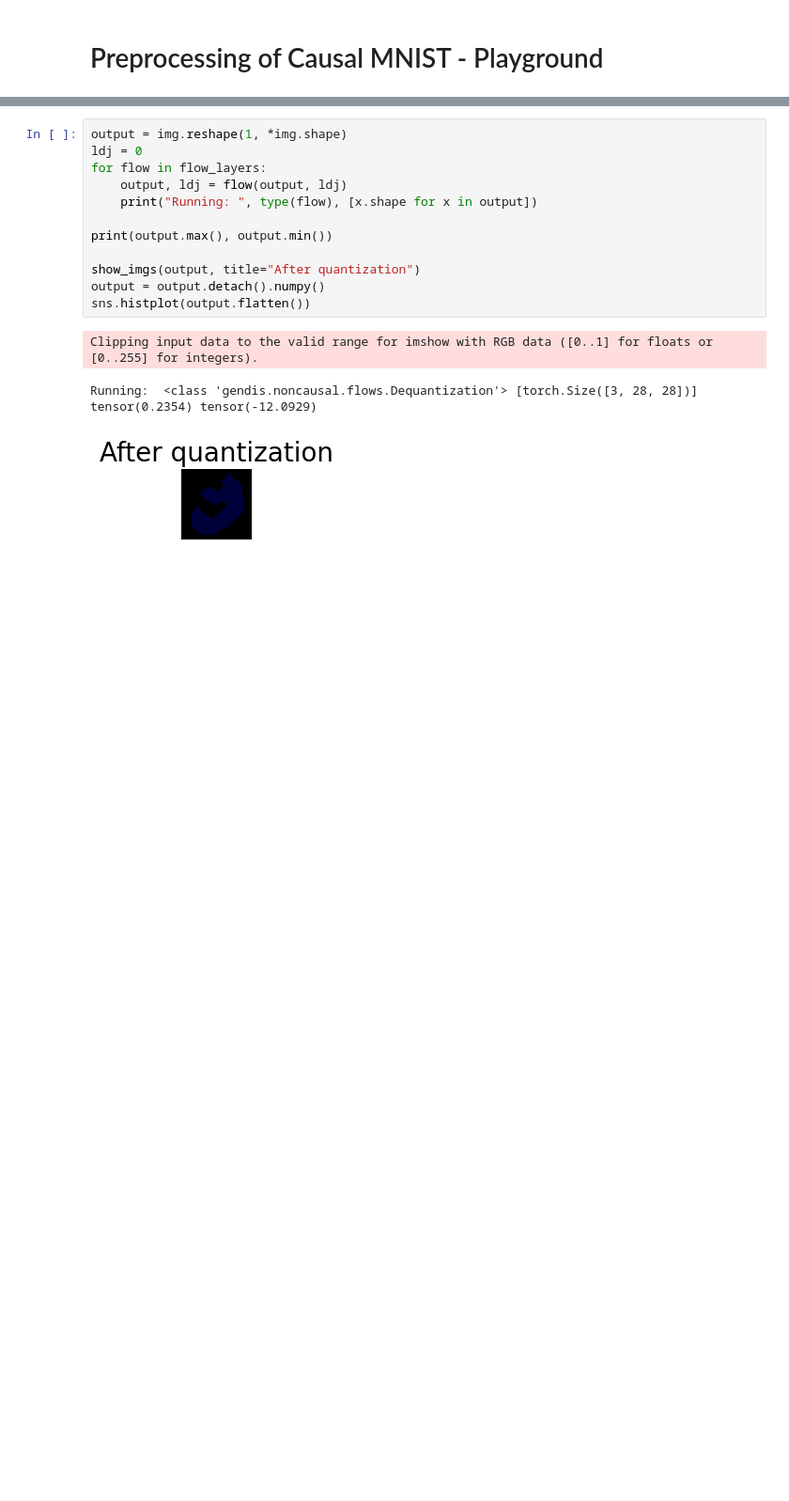
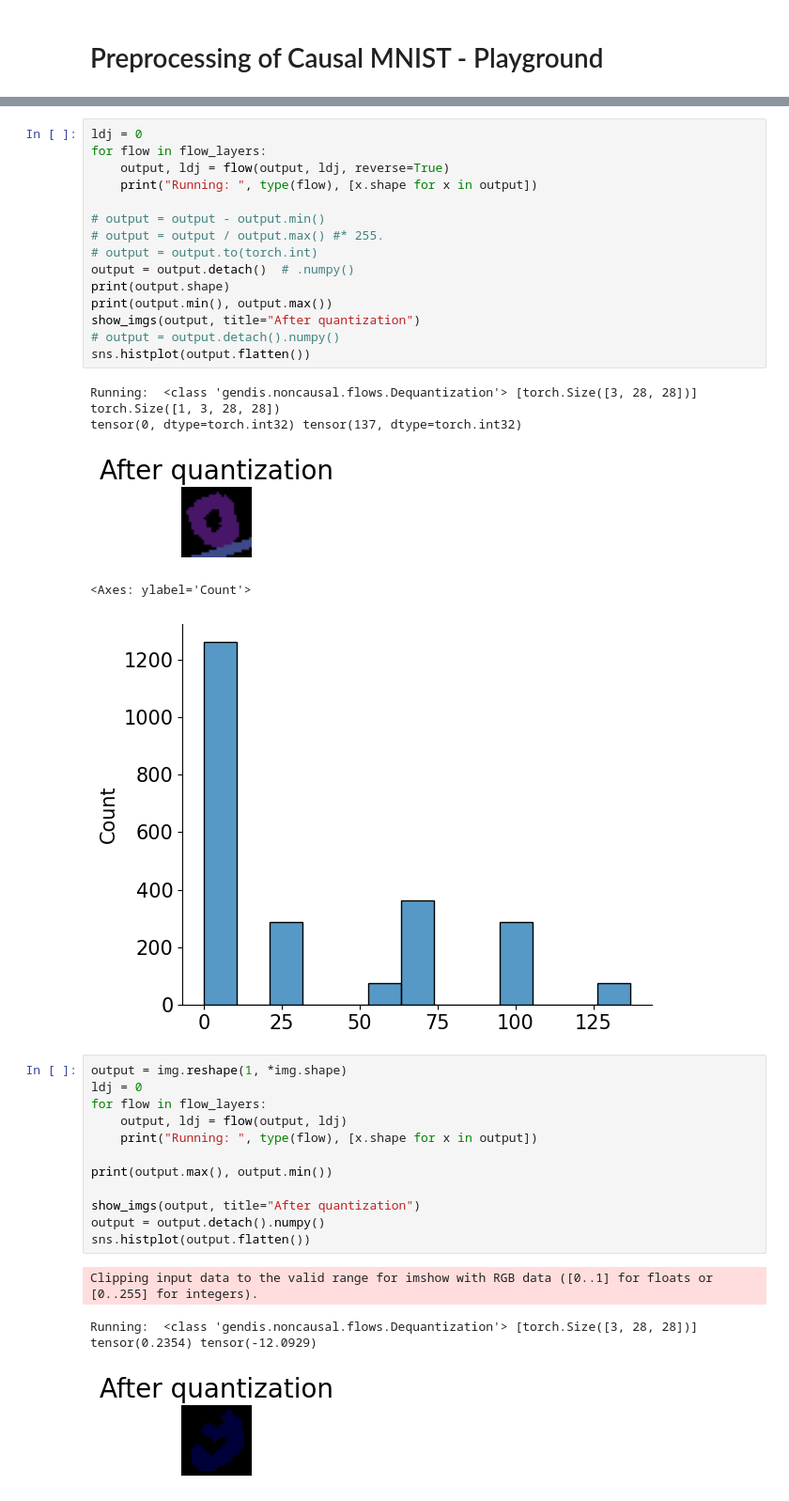
Before and after one commit to tree1111/CDRL, a Jupyter notebook: notebooks/Playground Preprocessing.ipynb, the cells around one changed output, grey strips where cells are left out. Shown at 94% size. Drawn from its saved outputs; the diff is of its cells as text; blank space fills up the shorter version.

```diff
--- a/notebooks/Playground Preprocessing.ipynb
+++ b/notebooks/Playground Preprocessing.ipynb
@@ -154,3 +167,25 @@ torch.Size([1, 3, 28, 28])
+# %%
+ldj = 0
+for flow in flow_layers:
+    output, ldj = flow(output, ldj, reverse=True)
+    print("Running: ", type(flow), [x.shape for x in output])
+
+# output = output - output.min()
+# output = output / output.max() #* 255.
+# output = output.to(torch.int)
+output = output.detach()  # .numpy()
+print(output.shape)
+print(output.min(), output.max())
+show_imgs(output, title="After quantization")
+# output = output.detach().numpy()
+sns.histplot(output.flatten())
+# %% [output]
+Running:  <class 'gendis.noncausal.flows.Dequantization'> [torch.Size([3, 28, 28])]
+torch.Size([1, 3, 28, 28])
+tensor(0, dtype=torch.int32) tensor(137, dtype=torch.int32)
+[figure, added]
+<Axes: ylabel='Count'>
+[figure, added]
 # %%
 output = img.reshape(1, *img.shape)
 ldj = 0
```
Also changed, not shown: parts of 8 cells of this notebook, 4 other files.
